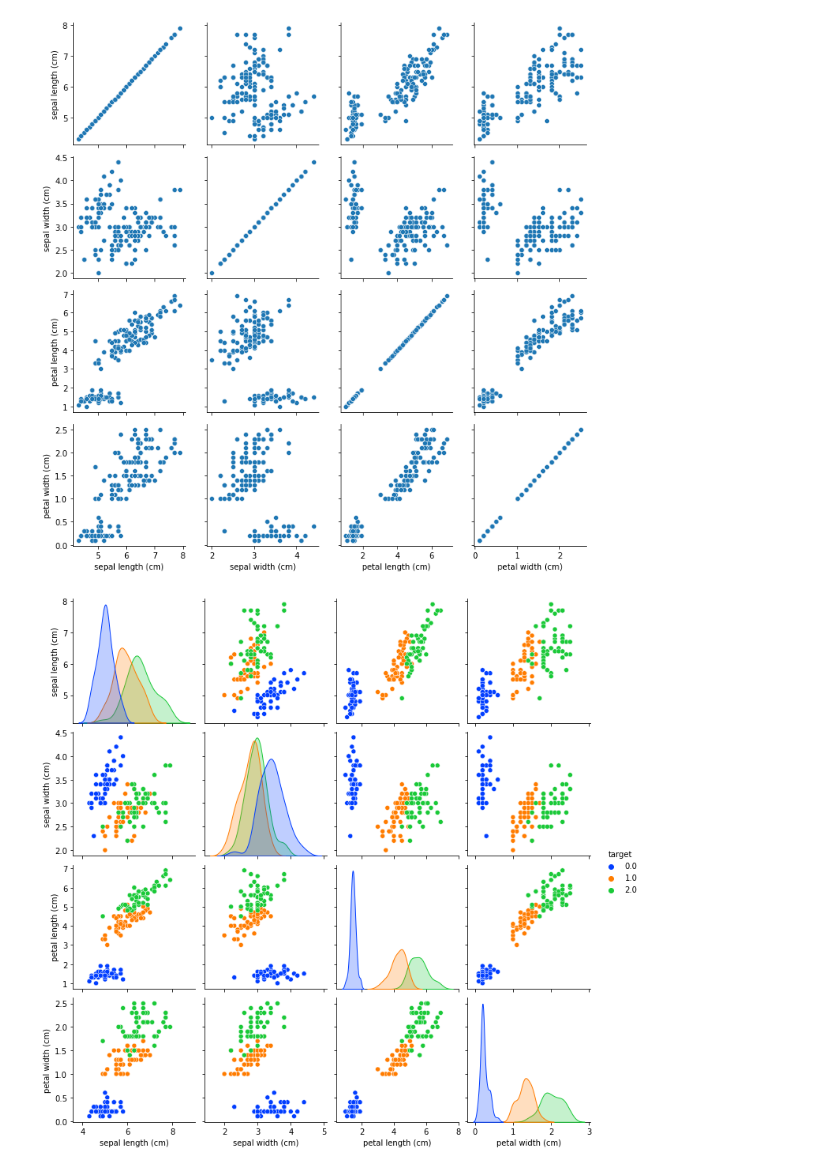
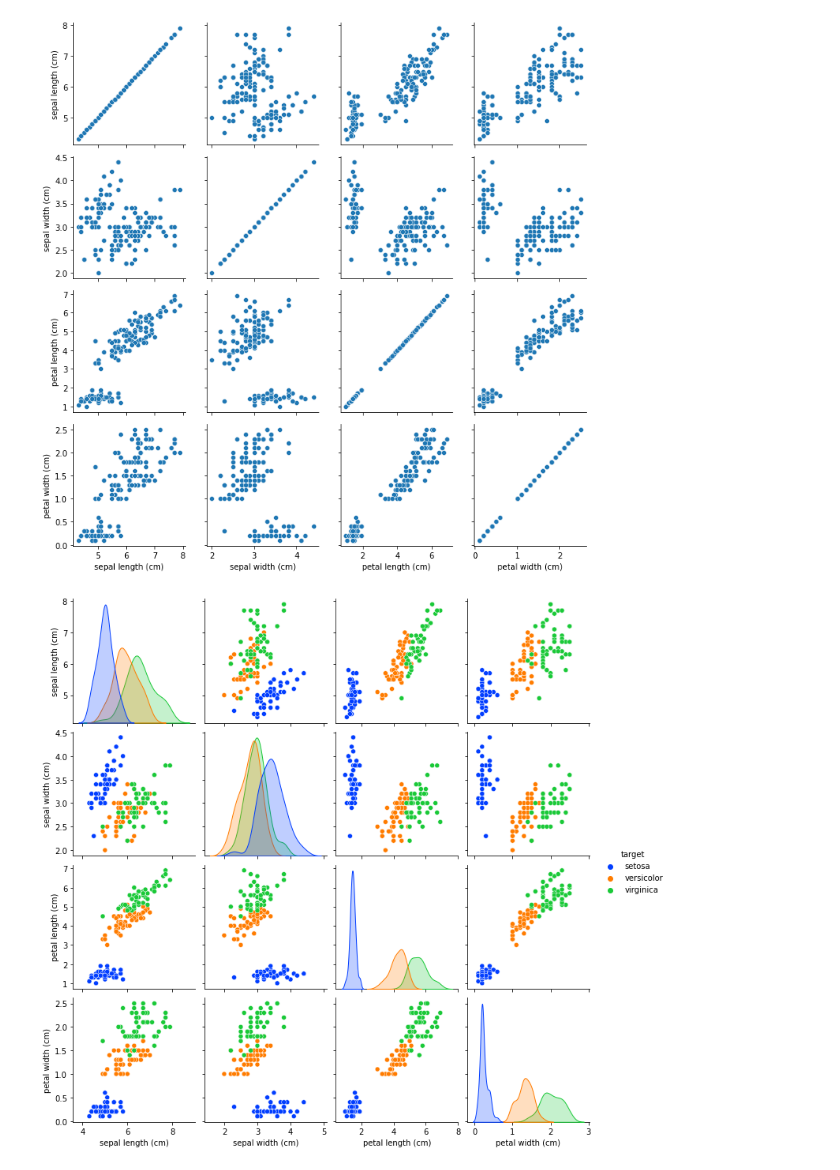
Before and after one commit to pavloski/BigData, a Jupyter notebook: CourseDocs/ChallengeQuiz5_ALVAREZ.ipynb, the cells around one changed output. Drawn from its saved outputs; the diff is of its cells as text; code cells hidden in the pictures.

```diff
--- a/CourseDocs/ChallengeQuiz5_ALVAREZ.ipynb
+++ b/CourseDocs/ChallengeQuiz5_ALVAREZ.ipynb
@@ -148,7 +160,11 @@ ax.map(sns.scatterplot)
 # %% [output]
 <seaborn.axisgrid.PairGrid at 0x...>
 [figure]
-# %%
-ax = sns.pairplot(iris_df, hue='target', palette="bright")
-# %% [output]
-[figure, removed]
+# %%
+#recoding target into species names: 0= setosa; 1=versicolor; 2=virginica
+iris_df['target'].replace(0.0,'setosa', inplace =True)
+iris_df['target'].replace(1.0,'versicolor', inplace =True)
+iris_df['target'].replace(2.0,'virginica', inplace =True)
+ax = sns.pairplot(iris_df, hue='target', palette="bright")
+# %% [output]
+[figure, added]
```
Also changed, not shown: parts of 17 cells of this notebook.
